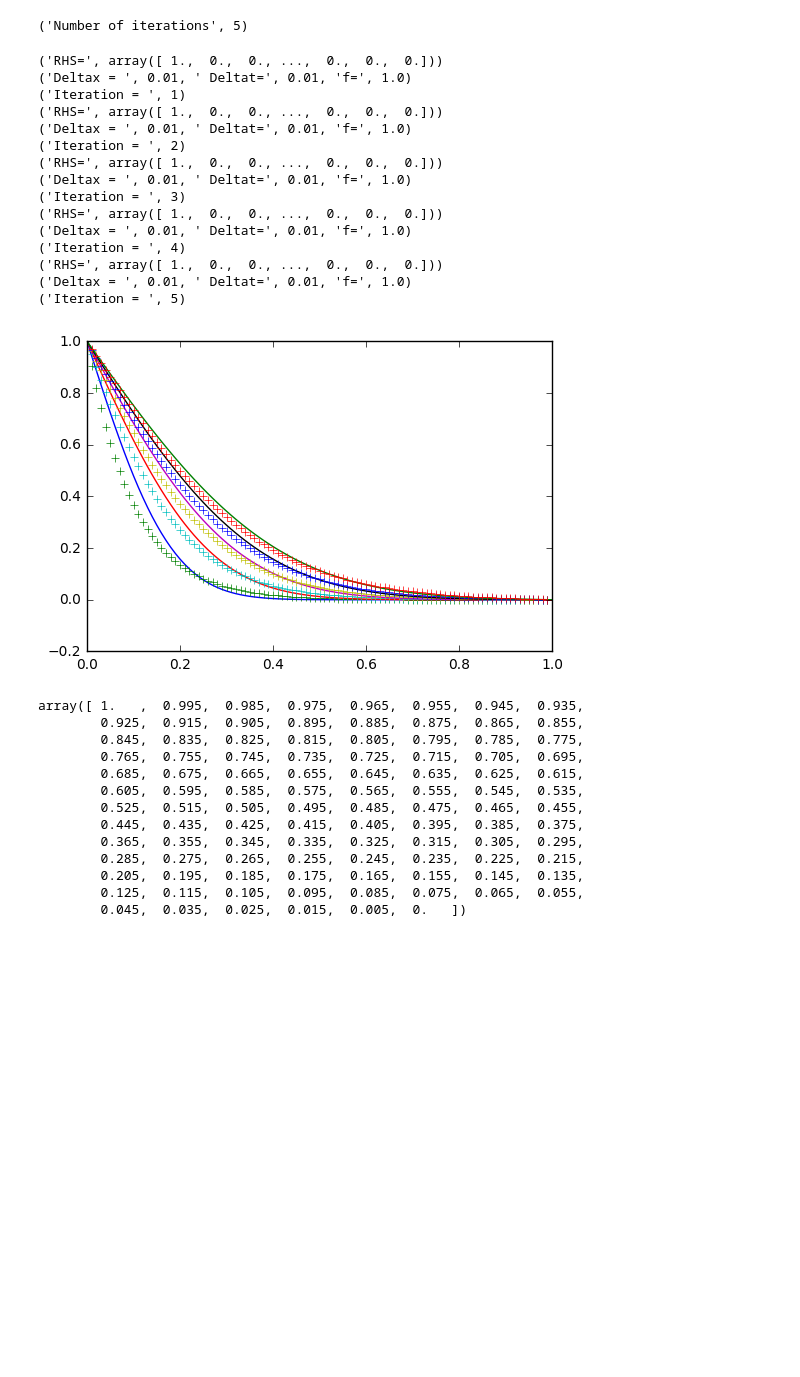
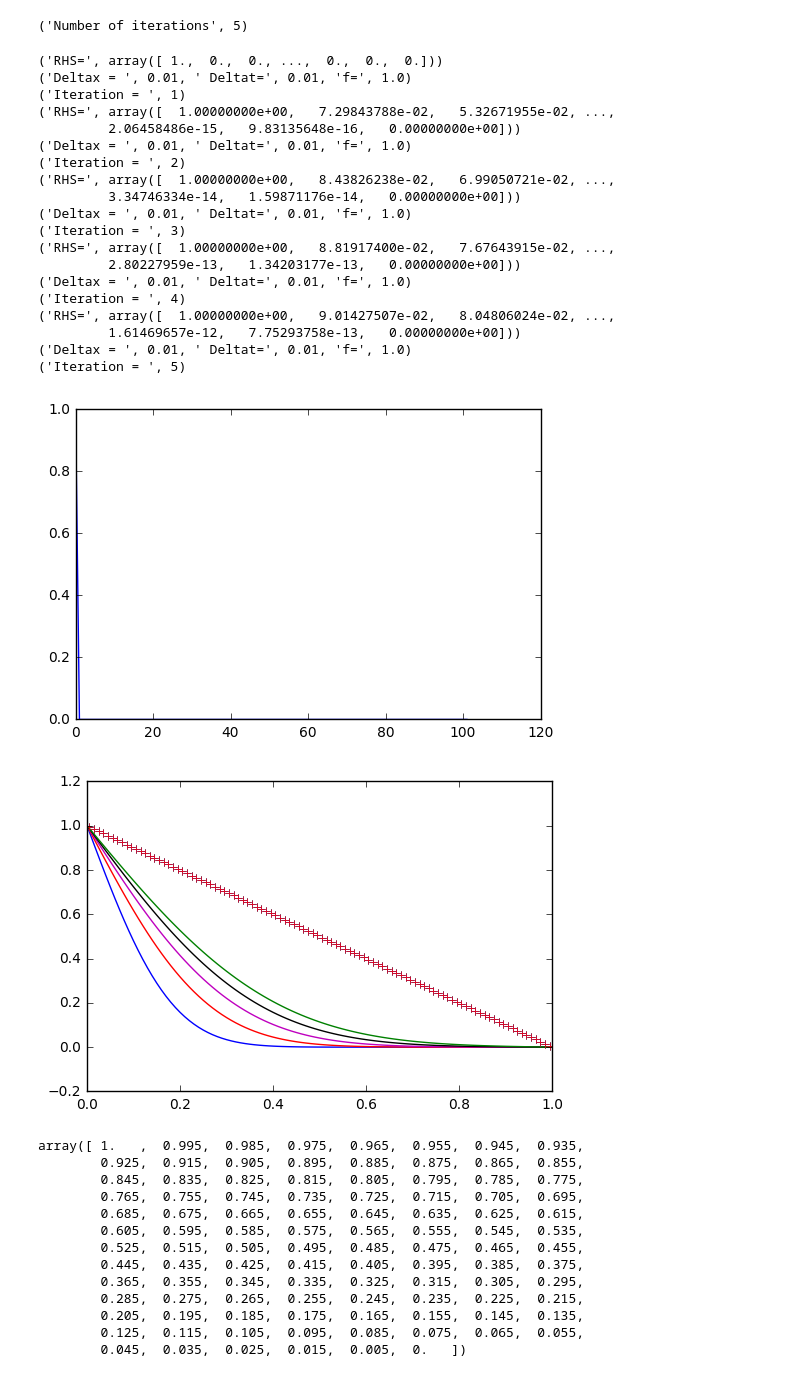
Before and after one commit to shurikkuzmin/FiniteVolumeADE, a Jupyter notebook: finite_volume_ade.ipynb, the cells around one changed output. Drawn from its saved outputs; the diff is of its cells as text; code cells hidden in the pictures; blank space fills up the shorter version.

```diff
--- a/finite_volume_ade.ipynb
+++ b/finite_volume_ade.ipynb
@@ -331,7 +330,7 @@ $$
 $$
 # %%
 def analytical(time):
-    numTerms = 200
+    numTerms = 400
     numX = 101
 
     x=numpy.linspace(0,LX,numX)
@@ -368,7 +367,10 @@ phi2=numpy.zeros((NX+1,))
 phi2[0]=1
 
 phi=numpy.zeros(((NY+2)*(NX+2),))
-phi[::NX+2]=1
+for j in range(NY+2):
+    phi[convert(0,j)] = 1.0
+pylab.figure(1)
+pylab.plot(phi[NY/2*(NX+2):(NY/2+1)*(NX+2)])
 
 for iteration in range(1,numIterations+1):
     phi_old = phi
@@ -380,40 +382,45 @@ for iteration in range(1,numIterations+1):
     mat2=numpy.zeros((NX+1,NX+1))
 
     updateMatrix(mat,rhs,phi_old)
     simple(mat2,rhs2,phi2_old)
     phi = numpy.linalg.solve(mat,rhs)
     phi2 = numpy.linalg.solve(mat2,rhs2)
 
     #phi_mat=phi.reshape((NY+2,NX+2))
     #pylab.figure(1)
     #pylab.imshow(phi_mat)
     print("Iteration = ",iteration)
     #display.clear_output(wait=True)
     #display.display(pylab.gcf())
 
     pylab.figure(2)
     xan,an = analytical(iteration*deltat)
     pylab.plot(xan,an)
-    #pylab.plot(xfv,phi_mat[10,:],"+")
-    pylab.plot(xfd,phi2,"+")
+    pylab.plot(xfv,phi_mat[10,:],"+")
+    #pylab.plot(xfd,phi2,"+")
     time.sleep(0.1)
 # %% [output]
 ('RHS=', array([ 1.,  0.,  0., ...,  0.,  0.,  0.]))
 ('Deltax = ', 0.01, ' Deltat=', 0.01, 'f=', 1.0)
 ('Iteration = ', 1)
-('RHS=', array([ 1.,  0.,  0., ...,  0.,  0.,  0.]))
+('RHS=', array([  1.00000000e+00,   7.29843788e-02,   5.32671955e-02, ...,
+         2.06458486e-15,   9.83135648e-16,   0.00000000e+00]))
 ('Deltax = ', 0.01, ' Deltat=', 0.01, 'f=', 1.0)
 ('Iteration = ', 2)
-('RHS=', array([ 1.,  0.,  0., ...,  0.,  0.,  0.]))
+('RHS=', array([  1.00000000e+00,   8.43826238e-02,   6.99050721e-02, ...,
+         3.34746334e-14,   1.59871176e-14,   0.00000000e+00]))
 ('Deltax = ', 0.01, ' Deltat=', 0.01, 'f=', 1.0)
 ('Iteration = ', 3)
-('RHS=', array([ 1.,  0.,  0., ...,  0.,  0.,  0.]))
+('RHS=', array([  1.00000000e+00,   8.81917400e-02,   7.67643915e-02, ...,
+         2.80227959e-13,   1.34203177e-13,   0.00000000e+00]))
 ('Deltax = ', 0.01, ' Deltat=', 0.01, 'f=', 1.0)
 ('Iteration = ', 4)
-('RHS=', array([ 1.,  0.,  0., ...,  0.,  0.,  0.]))
+('RHS=', array([  1.00000000e+00,   9.01427507e-02,   8.04806024e-02, ...,
+         1.61469657e-12,   7.75293758e-13,   0.00000000e+00]))
 ('Deltax = ', 0.01, ' Deltat=', 0.01, 'f=', 1.0)
 ('Iteration = ', 5)
-[figure, old version]
+[figure, new version]
+[figure, added]
 # %%
 phi_mat[10,:]
 # %% [output]
```
Also changed, not shown: parts of 3 cells of this notebook.
